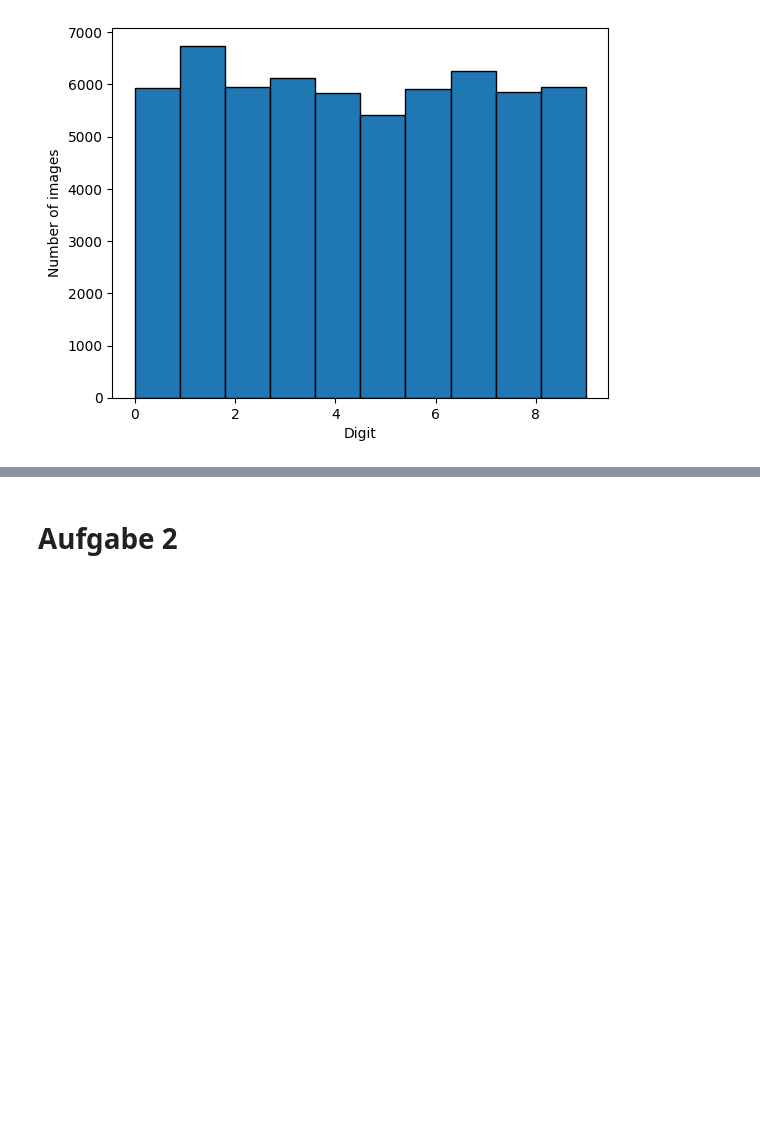
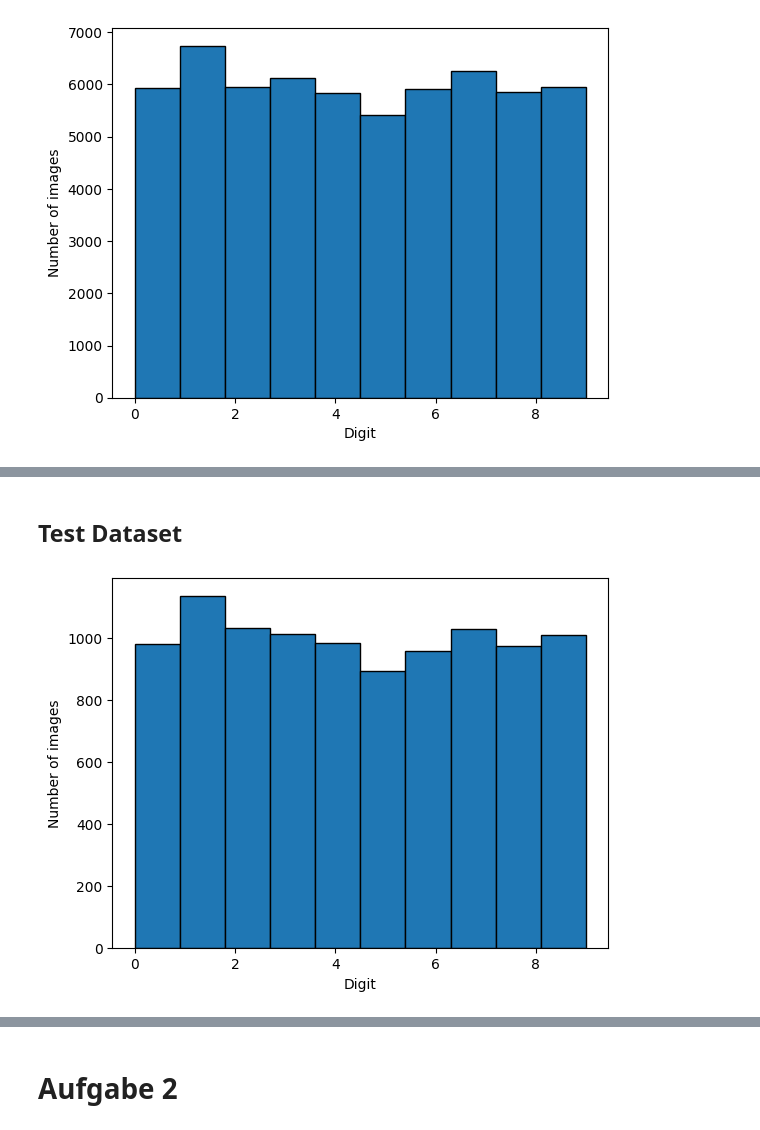
Before and after one commit to infamousperi/GradientDecent, a Jupyter notebook: MC1.ipynb, the cells around one changed output, grey strips where cells are left out. Drawn from its saved outputs; the diff is of its cells as text; code cells hidden in the pictures; blank space fills up the shorter version.

```diff
--- a/MC1.ipynb
+++ b/MC1.ipynb
@@ -49,0 +52,9 @@ plt.show()
+# %% [markdown]
+## Test Dataset
+# %%
+plt.hist(test_labels, edgecolor='black')
+plt.xlabel('Digit')
+plt.ylabel('Number of images')
+plt.show()
+# %% [output]
+[figure, added]
```
Also changed, not shown: parts of 14 cells of this notebook, 2 other files.
